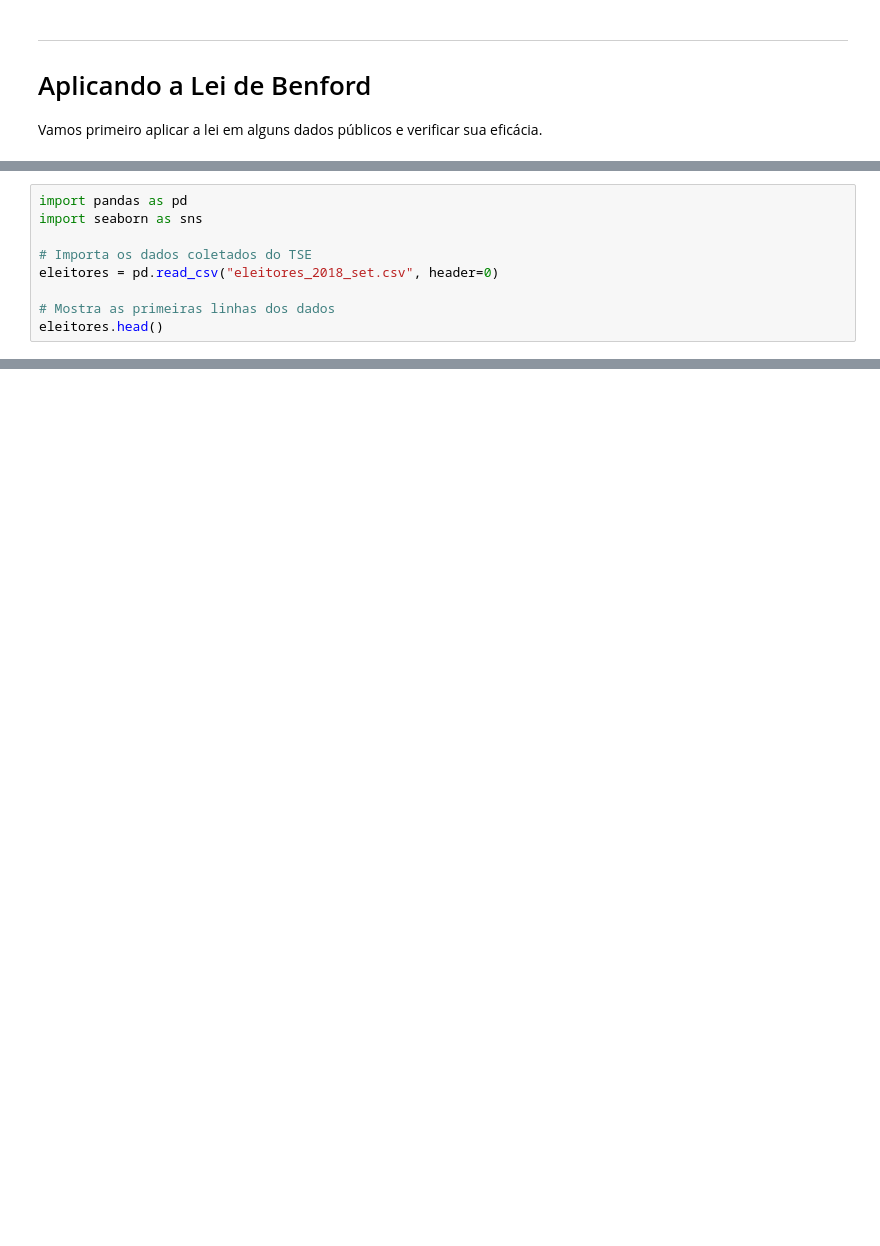
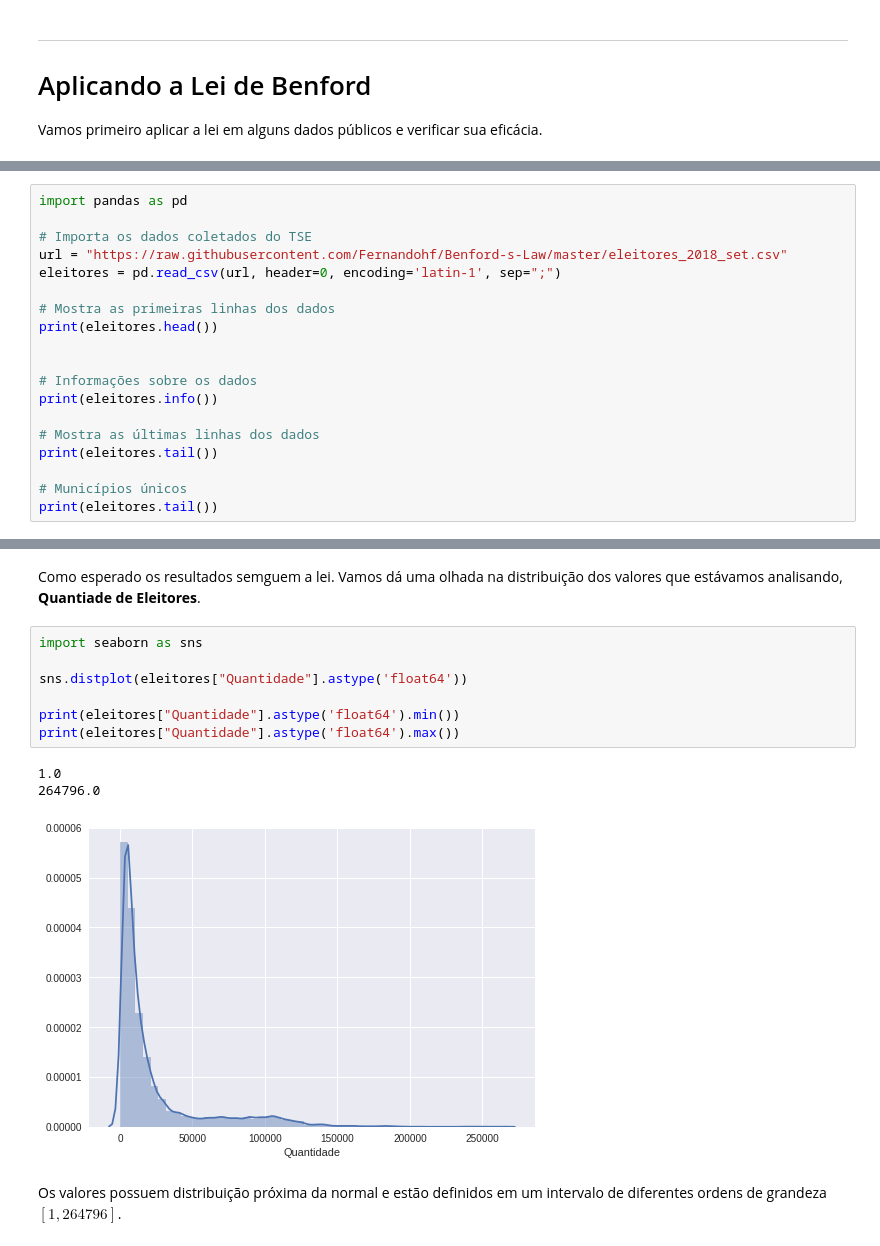
Before and after one commit to Fernandohf/Benford-s-Law, a Jupyter notebook: Lei de Bendford.ipynb, the cells around one changed output, grey strips where cells are left out. Saved outputs shown, nothing was run; the diff lists cells and outputs as text; blank space fills up the shorter version.

```diff
--- a/Lei de Bendford.ipynb
+++ b/Lei de Bendford.ipynb
@@ -39,10 +59,20 @@ Primeiro, vamos importar os dados do TSE e dá uma olhada neles.
 # %%
 import pandas as pd
-import seaborn as sns
 
 # Importa os dados coletados do TSE
-eleitores = pd.read_csv("eleitores_2018_set.csv", header=0)
+url = "https://raw.githubusercontent.com/Fernandohf/Benford-s-Law/master/eleitores_2018_set.csv"
+eleitores = pd.read_csv(url, header=0, encoding='latin-1', sep=";")
 
 # Mostra as primeiras linhas dos dados
-eleitores.head()
+print(eleitores.head())
+
+
+# Informações sobre os dados
+print(eleitores.info())
+
+# Mostra as últimas linhas dos dados
+print(eleitores.tail())
+
+# Municípios únicos
+print(eleitores.tail())
 # %% [output]
@@ -49,0 +206,15 @@ FileNotFoundError: ignored
+# %% [markdown]
+Como esperado os resultados semguem a lei. Vamos dá uma olhada na distribuição dos valores que estávamos analisando, **Quantiade de Eleitores**.
+# %%
+import seaborn as sns
+
+sns.distplot(eleitores["Quantidade"].astype('float64'))
+
+print(eleitores["Quantidade"].astype('float64').min())
+print(eleitores["Quantidade"].astype('float64').max())
+# %% [output]
+1.0
+264796.0
+[figure, added]
+# %% [markdown]
+Os valores possuem distribuição próxima da normal e estão definidos em um intervalo de diferentes ordens de grandeza $[1, 264796]$.
```
Also changed, not shown: parts of 12 cells of this notebook, 2 other files.
